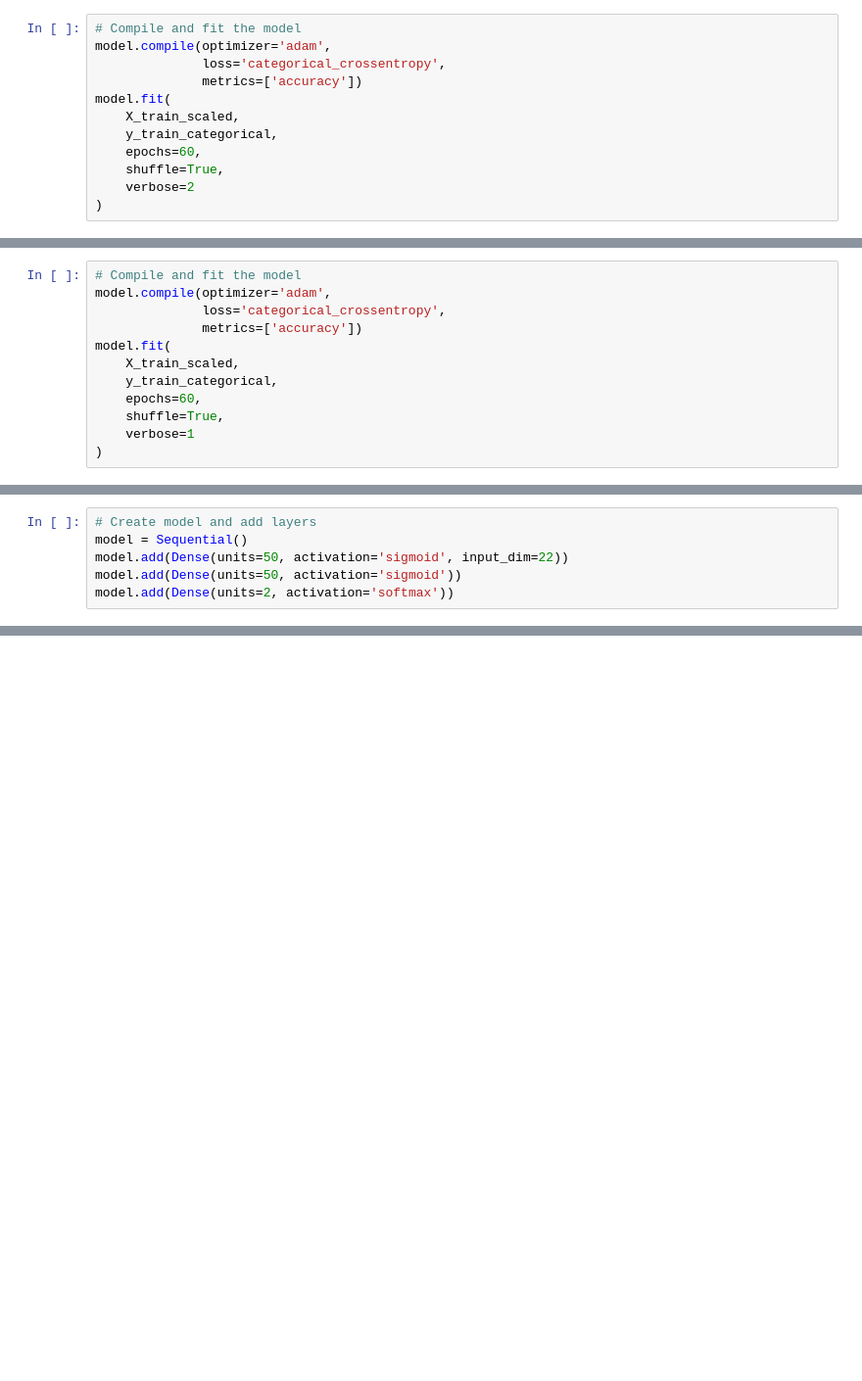
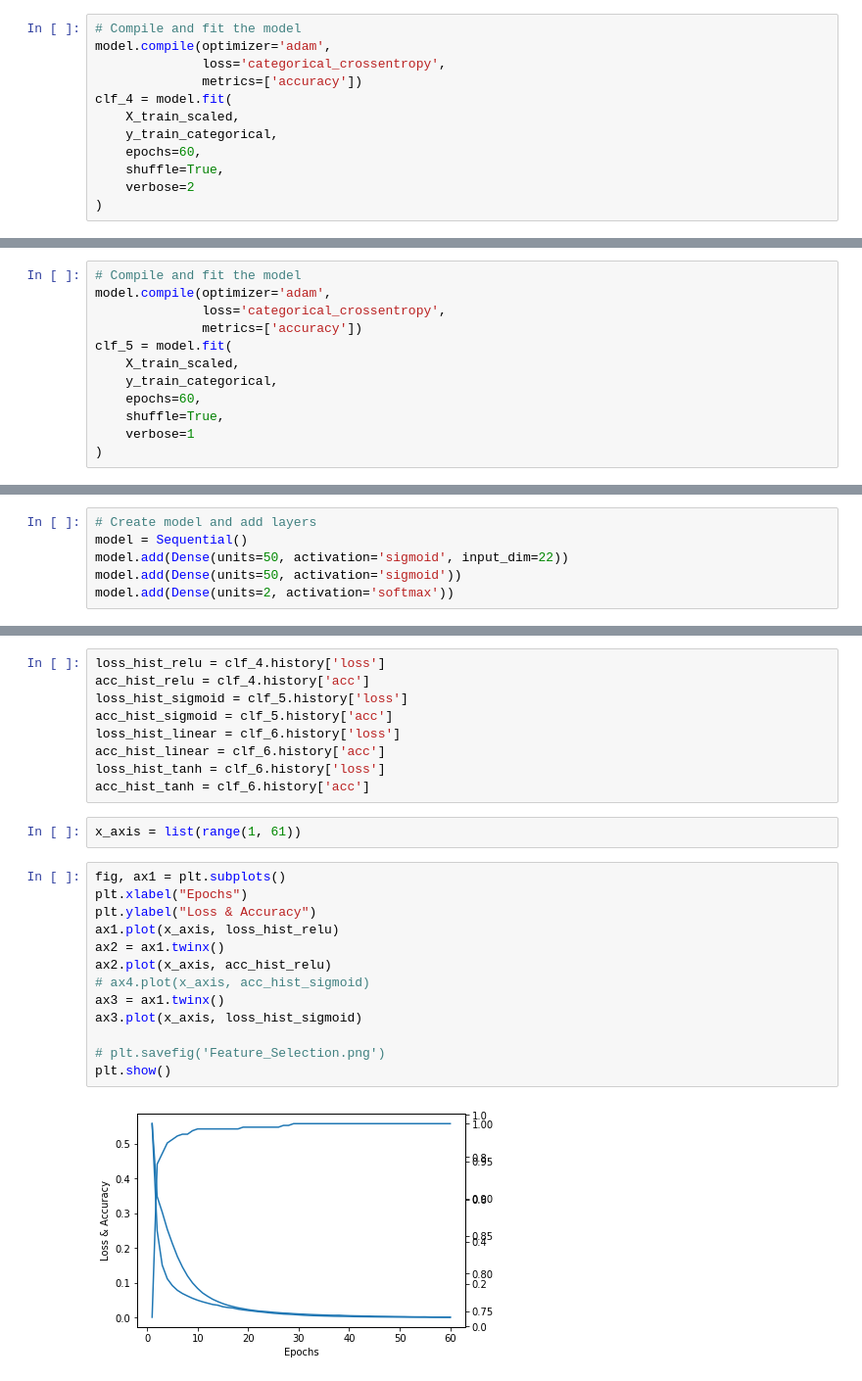
Before and after one commit to irenelanrrchang/BreastCancerPrediction_ML, a Jupyter notebook: Jupyter Notebook/Machine Learning.ipynb, the cells around one changed output, grey strips where cells are left out. Shown at 98% size. Saved outputs shown, nothing was run; the diff lists cells and outputs as text; blank space fills up the shorter version.

```diff
--- a/Jupyter Notebook/Machine Learning.ipynb
+++ b/Jupyter Notebook/Machine Learning.ipynb
@@ -146,7 +146,7 @@ model.add(Dense(units=2, activation='softmax'))
 model.compile(optimizer='adam',
               loss='categorical_crossentropy',
               metrics=['accuracy'])
-model.fit(
+clf_4 = model.fit(
     X_train_scaled,
     y_train_categorical,
     epochs=60,
@@ -193,7 +192,7 @@ model.add(Dense(units=2, activation='softmax'))
 model.compile(optimizer='adam',
               loss='categorical_crossentropy',
               metrics=['accuracy'])
-model.fit(
+clf_5 = model.fit(
     X_train_scaled,
     y_train_categorical,
     epochs=60,
@@ -527,0 +481,26 @@ Normal Neural Network - Loss: 0.06917847549848884, Accuracy: 0.9790209790209791
+# %%
+loss_hist_relu = clf_4.history['loss']
+acc_hist_relu = clf_4.history['acc']
+loss_hist_sigmoid = clf_5.history['loss']
+acc_hist_sigmoid = clf_5.history['acc']
+loss_hist_linear = clf_6.history['loss']
+acc_hist_linear = clf_6.history['acc']
+loss_hist_tanh = clf_6.history['loss']
+acc_hist_tanh = clf_6.history['acc']
+# %%
+x_axis = list(range(1, 61))
+# %%
+fig, ax1 = plt.subplots()
+plt.xlabel("Epochs")
+plt.ylabel("Loss & Accuracy")
+ax1.plot(x_axis, loss_hist_relu)
+ax2 = ax1.twinx()
+ax2.plot(x_axis, acc_hist_relu)
+# ax4.plot(x_axis, acc_hist_sigmoid)
+ax3 = ax1.twinx()
+ax3.plot(x_axis, loss_hist_sigmoid)
+
+# plt.savefig('Feature_Selection.png')
+plt.show()
+# %% [output]
+[figure, added]
```
Also changed, not shown: parts of 19 cells of this notebook.
